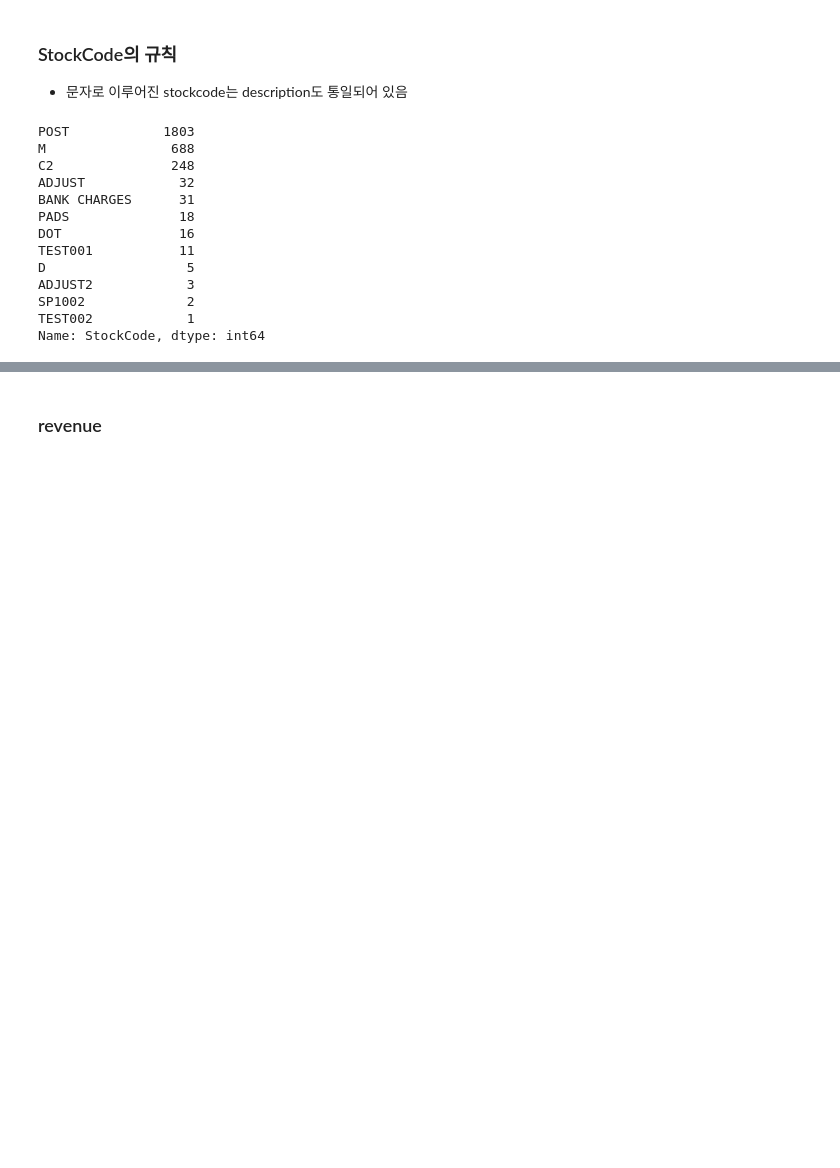
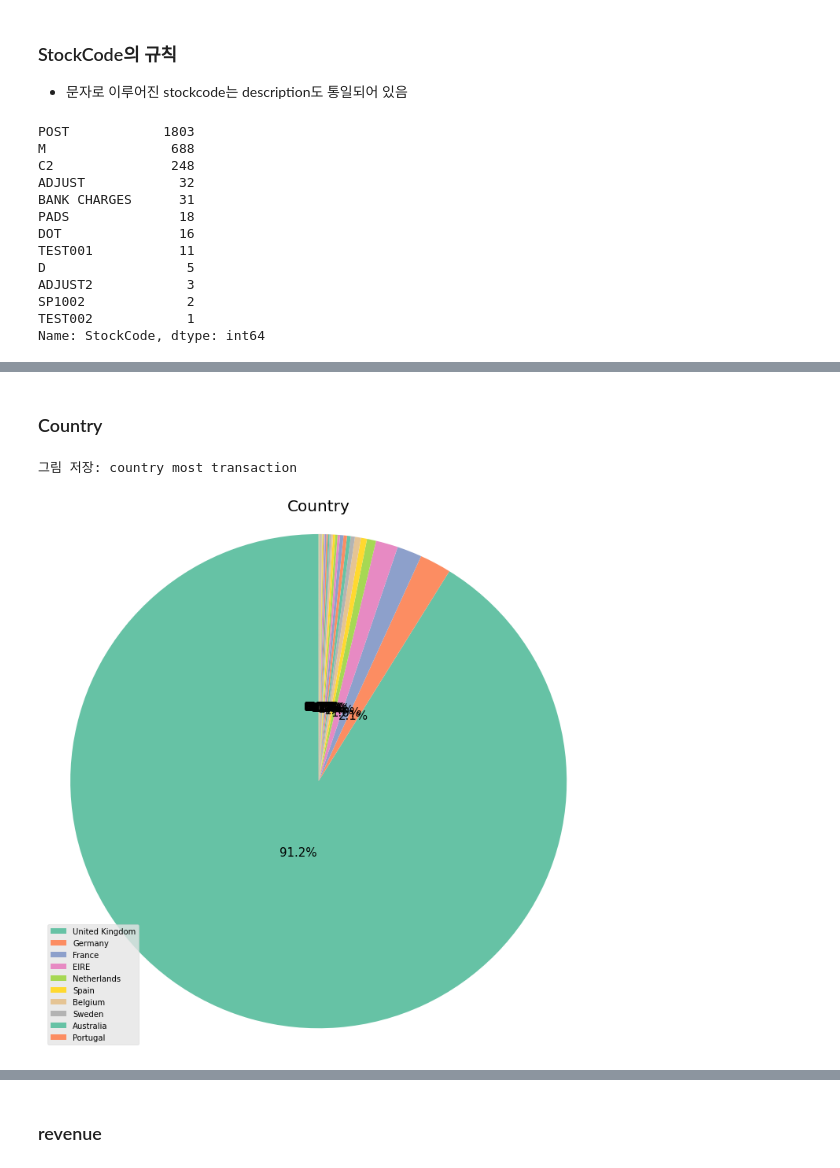
Before and after one commit to solyourock/growth, a Jupyter notebook: revise.ipynb, the cells around one changed output, grey strips where cells are left out. Cells and saved outputs as stored; diff of their text form; code cells hidden in the pictures; blank space fills up the shorter version.

Commit message:
add new graph

```diff
--- a/revise.ipynb
+++ b/revise.ipynb
@@ -156,0 +192,20 @@ data = data[~data['StockCode'].str.contains('^[a-zA-Z]+', regex=True)]
+# %% [markdown]
+### Country
+# %%
+country = data[['Invoice', 'Country', 'Customer ID']].groupby(['Customer ID', 'Country', 'Invoice']).count().reset_index()
+
+plt.figure(figsize=(10, 10))
+plt.pie(country['Country'].value_counts(),
+         autopct='%0.1f%%',
+         textprops={'fontsize': 15},
+         pctdistance=0.3,
+         startangle=90,
+         colors=sns.color_palette("Set2"))
+plt.title("Country", fontsize=20)
+plt.axis('equal')
+plt.legend(country['Country'].value_counts()[:10].index, loc='lower left', fontsize=10)
+save_fig("country most transaction")
+plt.show();
+# %% [output]
+그림 저장: country most transaction
+[figure, added]
```
Also changed, not shown: parts of 92 cells of this notebook.
